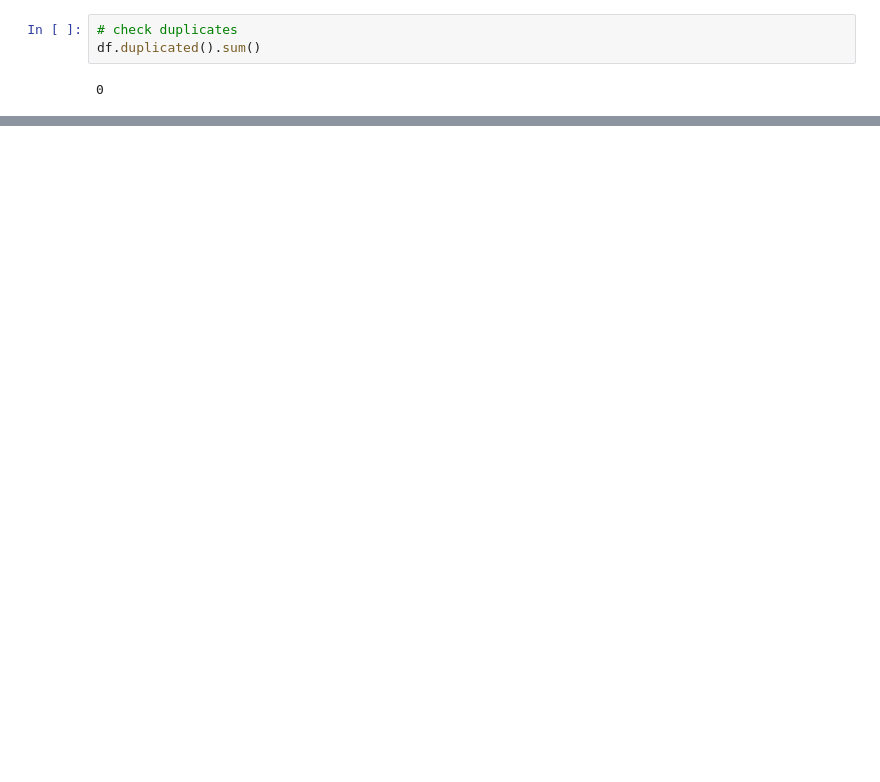
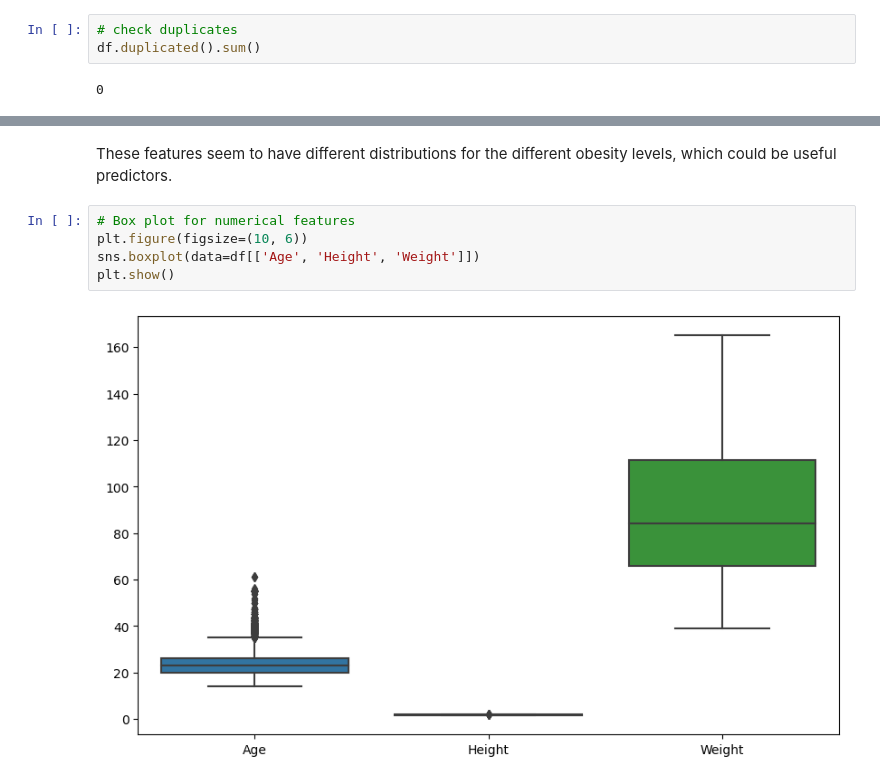
Before and after one commit to swathibommina/Projects, a Jupyter notebook: multi-class-prediction-of-obesity-risk.ipynb, the cells around one changed output, grey strips where cells are left out. Saved outputs shown, nothing was run; the diff lists cells and outputs as text; blank space fills up the shorter version.

Commit message:
Kaggle Notebook | Multi-Class Prediction of Obesity Risk | Version 8

```diff
--- a/multi-class-prediction-of-obesity-risk.ipynb
+++ b/multi-class-prediction-of-obesity-risk.ipynb
@@ -292,0 +128,9 @@ GradientBoostingClassifier: 0.9027
+# %% [markdown]
+These features seem to have different distributions for the different obesity levels, which could be useful predictors.
+# %%
+# Box plot for numerical features
+plt.figure(figsize=(10, 6))
+sns.boxplot(data=df[['Age', 'Height', 'Weight']])
+plt.show()
+# %% [output]
+[figure, added]
```
Also changed, not shown: parts of 38 cells of this notebook.
